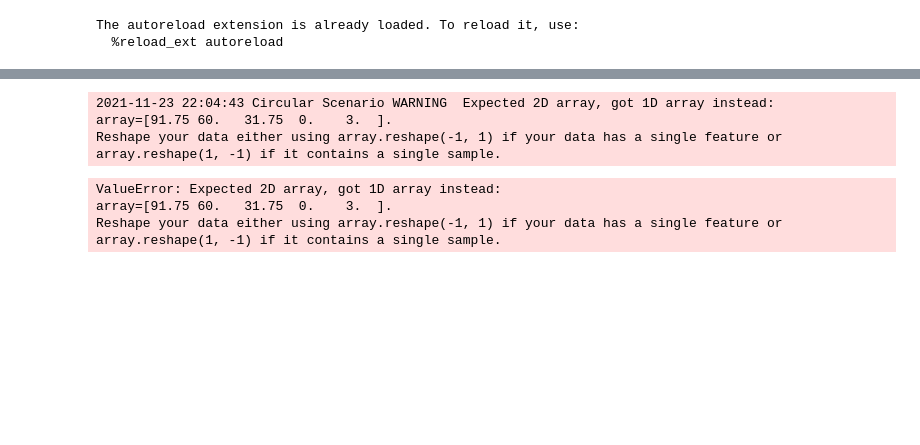
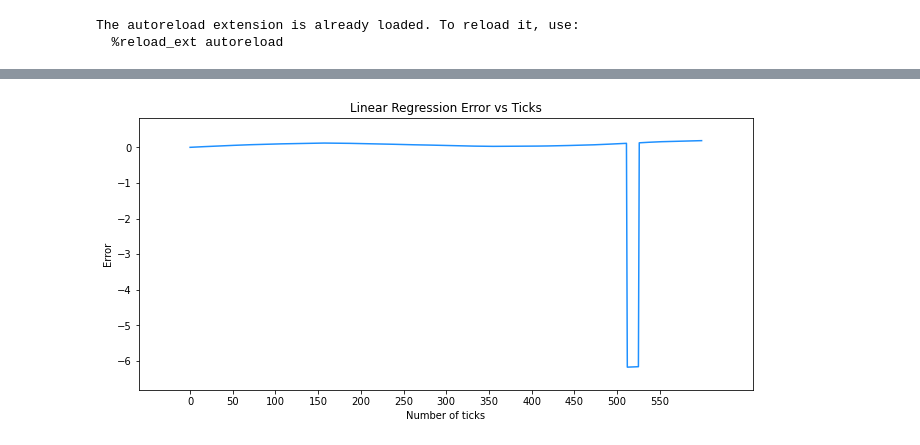
Before and after one commit to drkostas/Machine-Learning-Algorithms, a Jupyter notebook: Project5.ipynb, the cells around one changed output, grey strips where cells are left out. Saved outputs shown, nothing was run; the diff lists cells and outputs as text; code cells hidden in the pictures; blank space fills up the shorter version.

```diff
--- a/Project5.ipynb
+++ b/Project5.ipynb
@@ -521,10 +551,11 @@ model.fit(X, y, **kwargs)
 # %%
-circular_scenario.run(opt='lr', speed = 100, max_iters=600,
+# Run the Scenario using the linear Regressor
+errors = circular_scenario.run(opt='lr', speed = 100, max_iters=600,
                       plot=False, render_only=None)
-# %% [output]
-2021-11-23 22:04:43 Circular Scenario WARNING  Expected 2D array, got 1D array instead:
-array=[91.75 60.   31.75  0.    3.  ].
-Reshape your data either using array.reshape(-1, 1) if your data has a single feature or array.reshape(1, -1) if it contains a single sample.
-ValueError: Expected 2D array, got 1D array instead:
-array=[91.75 60.   31.75  0.    3.  ].
-Reshape your data either using array.reshape(-1, 1) if your data has a single feature or array.reshape(1, -1) if it contains a single sample.
+# %%
+# Plot all of the errors
+import custom_libs.Project5.plotter as pl
+
+pl.plot_bonus_task2_errors(errors[0])
+# %% [output]
+[figure, added]
```
Also changed, not shown: parts of 25 cells of this notebook, 6 other files.
